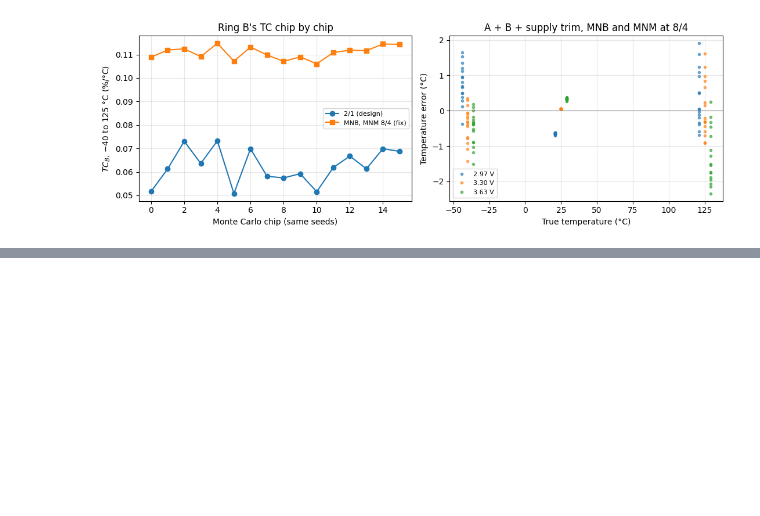
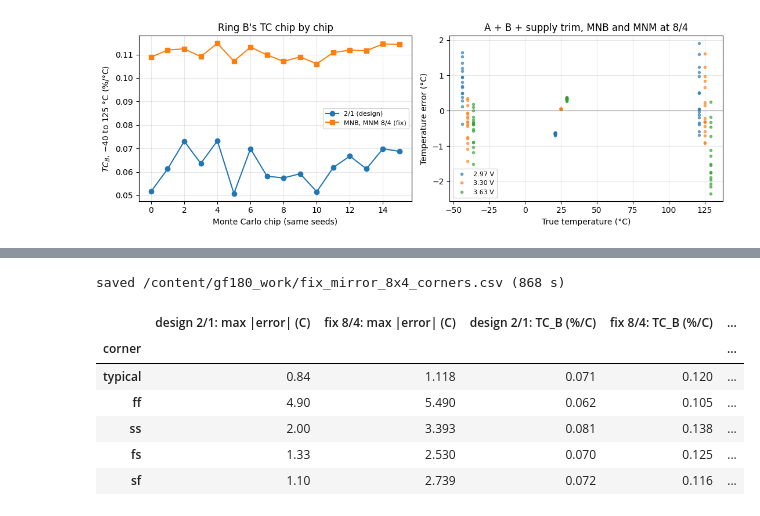
Before and after one commit to Orlando-Palma/sscs-ose-code-a-chip.github.io, a Jupyter notebook: ISSCC27/submitted_notebooks/gf180_ro_pvt_sensor/ro_pvt_gf180.ipynb, the cells around one changed output, grey strips where cells are left out. Cells and saved outputs as stored; diff of their text form; code cells hidden in the pictures; blank space fills up the shorter version.

```diff
--- a/ISSCC27/submitted_notebooks/gf180_ro_pvt_sensor/ro_pvt_gf180.ipynb
+++ b/ISSCC27/submitted_notebooks/gf180_ro_pvt_sensor/ro_pvt_gf180.ipynb
@@ -1497,0 +1297,56 @@ except NameError:
+# %%
+# @title The 8/4 mirror across the corners (84 simulations, about 15 min in Colab)
+CSV_FIXC = os.path.join(WORK, f"fix_mirror_{FIX['wmir']:g}x{FIX['lmir']:g}_corners.csv")
+fixc_jobs = [(c, t, v) for c in CORNERS if c != "typical" for t in TEMPS for v in VDDS]
+
+
+def fixc_point(p):
+    corner, temp, vdd = p
+    r = run_csro(bias=B_BIAS, corner=corner, temp=temp, vdd=vdd, t_stop=0.9e-6, **FIX)
+    return {"corner": corner, "temp_C": temp, "vdd_V": vdd, "f_Hz": r["f"]}
+
+
+fixc = pd.read_csv(CSV_FIXC) if (os.path.exists(CSV_FIXC) and not RERUN) else None
+if fixc is not None and len(fixc) == len(fixc_jobs):
+    print(f"loaded {len(fixc)} points from {CSV_FIXC}")
+else:
+    t0 = time.time()
+    with ThreadPoolExecutor(max_workers=os.cpu_count()) as ex:
+        fixc = pd.DataFrame(list(ex.map(fixc_point, fixc_jobs)))
+    fixc.to_csv(CSV_FIXC, index=False)
+    print(f"saved {CSV_FIXC} ({time.time() - t0:.0f} s)")
+
+# read-out of 7.3 with ring B replaced by the variant (typical grid from the first cell of 7.8)
+grid_fix = pd.concat([fixc, fx[fx.kind == "grid"].assign(corner="typical")[["corner", "temp_C", "vdd_V", "f_Hz"]]])
+mfx = (pvt[["corner", "temp_C", "vdd_V", "f_Hz"]].assign(vdd_V=pvt.vdd_V.round(2))
+       .merge(grid_fix.assign(vdd_V=grid_fix.vdd_V.round(2)), on=["corner", "temp_C", "vdd_V"], suffixes=("_A", "_B")))
+cal_fx = mfx[(mfx.temp_C == 25) & (mfx.vdd_V == 3.30)].set_index("corner")
+mfx["xA"] = np.log(mfx.f_Hz_A / mfx.corner.map(cal_fx.f_Hz_A))
+mfx["xB"] = np.log(mfx.f_Hz_B / mfx.corner.map(cal_fx.f_Hz_B))
+d25f = mfx[mfx.temp_C == 25].sort_values("vdd_V")
+vA_fx = d25f.groupby("corner").xA.apply(lambda x: (x.iloc[-1] - x.iloc[0]) / 0.66)
+vB_fx = d25f.groupby("corner").xB.apply(lambda x: (x.iloc[-1] - x.iloc[0]) / 0.66)
+mfx["eT_fix"] = (basis_trim((mfx.xA - mfx.corner.map(vA_fx / vB_fx) * mfx.xB).to_numpy(), mfx.xB.to_numpy())
+                 @ coef_fix - mfx.temp_C)
+fix_corner_rows = []
+for c in CORNERS:
+    tc_d, sv_d = grid_sens(pvt_b[pvt_b.corner == c].assign(vdd_V=pvt_b.vdd_V.round(2)).set_index(["temp_C", "vdd_V"]).f_Hz)
+    tc_c, sv_c = grid_sens(mfx[mfx.corner == c].set_index(["temp_C", "vdd_V"]).f_Hz_B)
+    fix_corner_rows.append({"corner": c, "design 2/1: max |error| (C)": readout.loc[c, "3) A + B + supply trim (C)"],
+                            "fix 8/4: max |error| (C)": mfx[mfx.corner == c].eT_fix.abs().max(),
+                            "design 2/1: TC_B (%/C)": 100 * tc_d, "fix 8/4: TC_B (%/C)": 100 * tc_c,
+                            "design 2/1: S_V,B (%/V)": 100 * sv_d, "fix 8/4: S_V,B (%/V)": 100 * sv_c})
+fix_corner_table = pd.DataFrame(fix_corner_rows).set_index("corner").round(3)
+try:
+    display(fix_corner_table)
+except NameError:
+    print(fix_corner_table.to_string())
+# %% [output]
+saved /content/gf180_work/fix_mirror_8x4_corners.csv (868 s)
+|  | design 2/1: max |error| (C) | fix 8/4: max |error| (C) | design 2/1: TC_B (%/C) | fix 8/4: TC_B (%/C) | ... |
+| corner |  |  |  |  | ... |
+| typical | 0.84 | 1.118 | 0.071 | 0.120 | ... |
+| ff | 4.90 | 5.490 | 0.062 | 0.105 | ... |
+| ss | 2.00 | 3.393 | 0.081 | 0.138 | ... |
+| fs | 1.33 | 2.530 | 0.070 | 0.125 | ... |
+| sf | 1.10 | 2.739 | 0.072 | 0.116 | ... |
```
Also changed, not shown: parts of 87 cells of this notebook, 13 other files.
